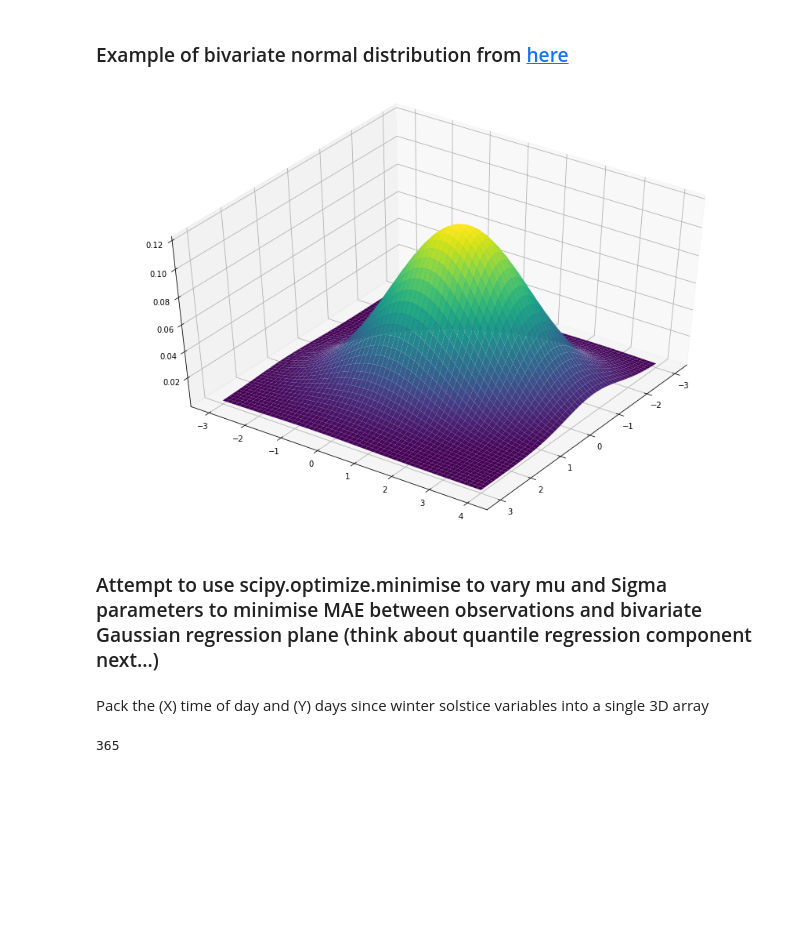
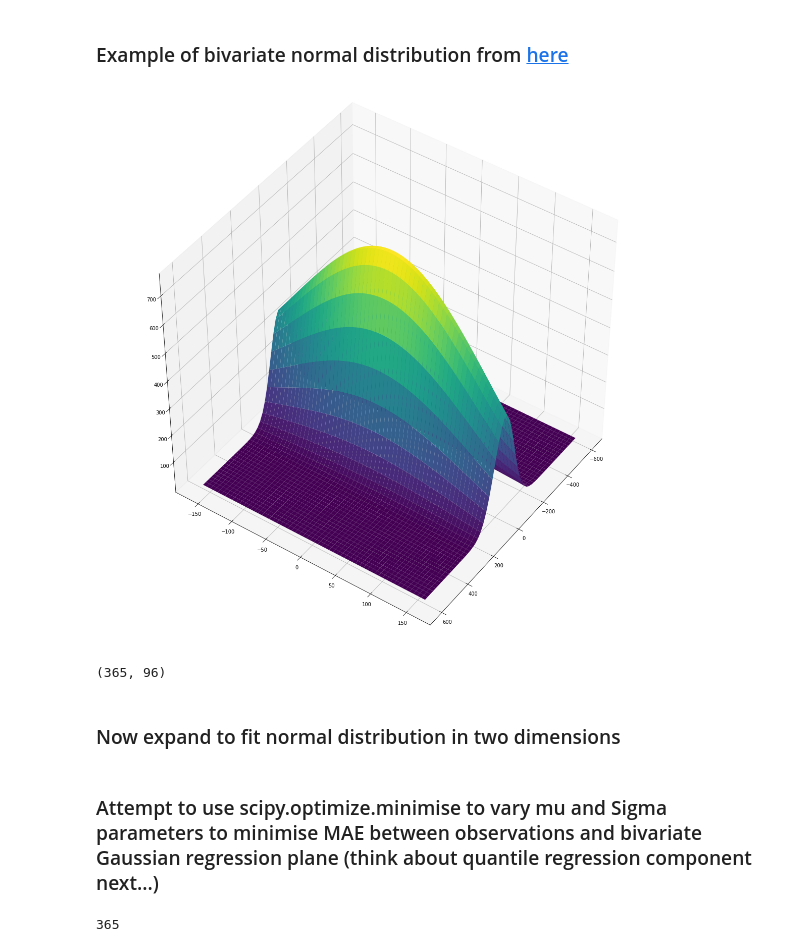
Before and after one commit to MSAmit/Capstone-project, a Jupyter notebook: Normalise_using_clear_sky_model.ipynb, the cells around one changed output. Cells and saved outputs as stored; diff of their text form; code cells hidden in the pictures; blank space fills up the shorter version.

Commit message:
Another approach to curve fitting

```diff
--- a/Normalise_using_clear_sky_model.ipynb
+++ b/Normalise_using_clear_sky_model.ipynb
@@ -256,33 +300,38 @@ where $f_{std}$ is the standard normal probability density function. A similar k
 # %%
 # Our 2-dimensional distribution will be over variables X and Y
 N = 60
-X = np.linspace(-3, 3, N)
-Y = np.linspace(-3, 4, N)
-X, Y = np.meshgrid(X, Y)
+X_example = np.linspace(-600, 600, N)
+Y_example = np.linspace(-160, 160, N)
+X_example, Y_example = np.meshgrid(X_example, Y_example)
 # %%
 # Mean vector and covariance matrix
-mu = np.array([0., 1])
-Sigma = np.array([[ 1. , -0.5], [-0.5,  2.0]])
+mu = np.array([0.4, .7])
+Sigma = np.array([[ 6000. , -.5], [-.5, 18000.0]])
 # %%
 # Pack X and Y into a single 3-dimensional array
-pos = np.empty(X.shape + (2,))
-pos[:, :, 0] = X
-pos[:, :, 1] = Y
+pos_example = np.empty(X_example.shape + (2,))
+pos_example[:, :, 0] = X_example
+pos_example[:, :, 1] = Y_example
 # %%
 from scipy.stats import multivariate_normal
 F = multivariate_normal(mu, Sigma)
-Z = F.pdf(pos)
+Z_hat_example = F.pdf(pos_example)
 # %%
 # Create a surface plot.
-fig = plt.figure(figsize=(15,10))
+fig = plt.figure(figsize=(20,20))
 ax = fig.gca(projection='3d')
-ax.plot_surface(X, Y, Z, rstride=1, cstride=1, linewidth=1, antialiased=True,
+ax.plot_surface(X_example, Y_example, Z_hat_example*5e7,
+                rstride=1, cstride=1, linewidth=1, antialiased=True,
                 cmap=cm.viridis)
 ax.view_init(45,35)
 plt.show()
 # %% [output]
-[figure, old version]
+[figure, new version]
+# %%
+X.shape
+# %% [output]
+(365, 96)
+# %% [markdown]
+### Now expand to fit normal distribution in two dimensions
 # %% [markdown]
 ### Attempt to use scipy.optimize.minimise to vary mu and Sigma parameters to minimise MAE between observations and bivariate Gaussian regression plane (think about quantile regression component next...)
-# %% [markdown]
-Pack the (X) time of day and (Y) days since winter solstice variables into a single 3D array
```
Also changed, not shown: parts of 29 cells of this notebook.
